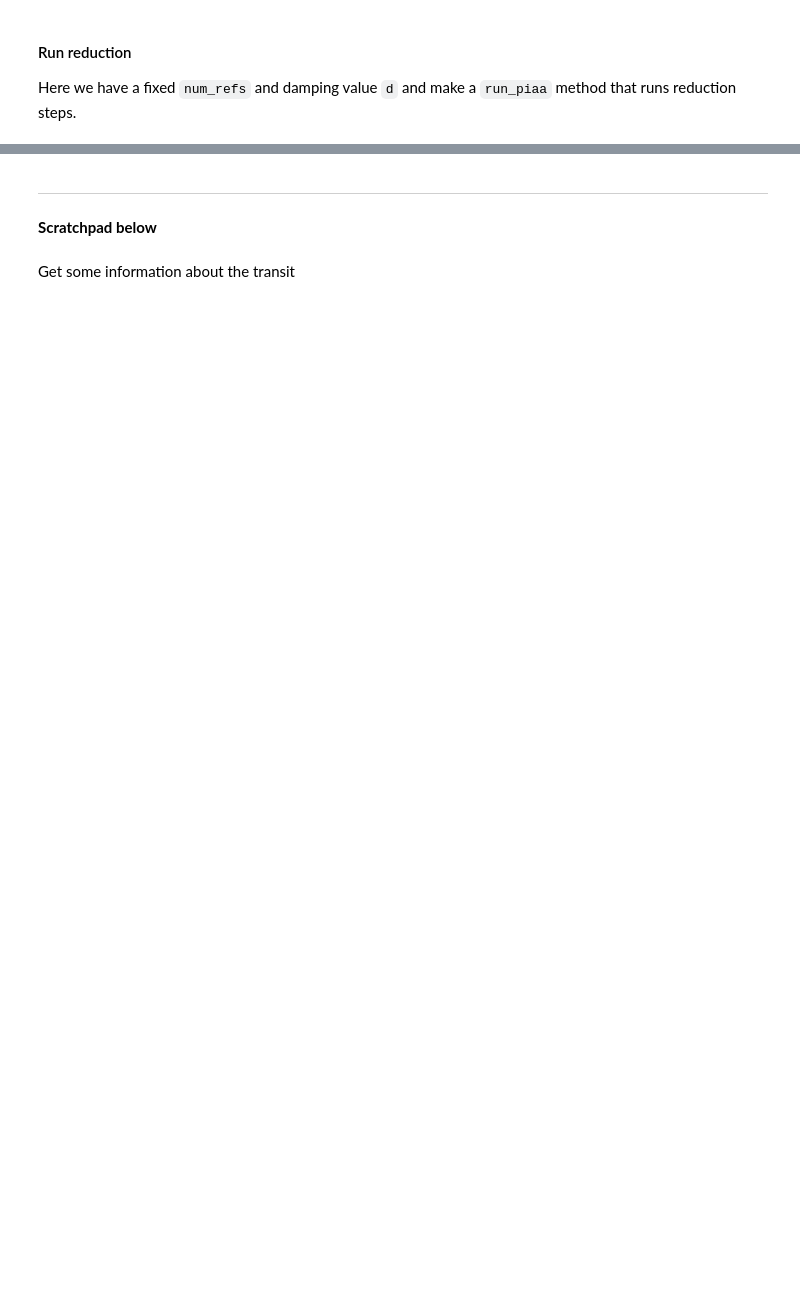
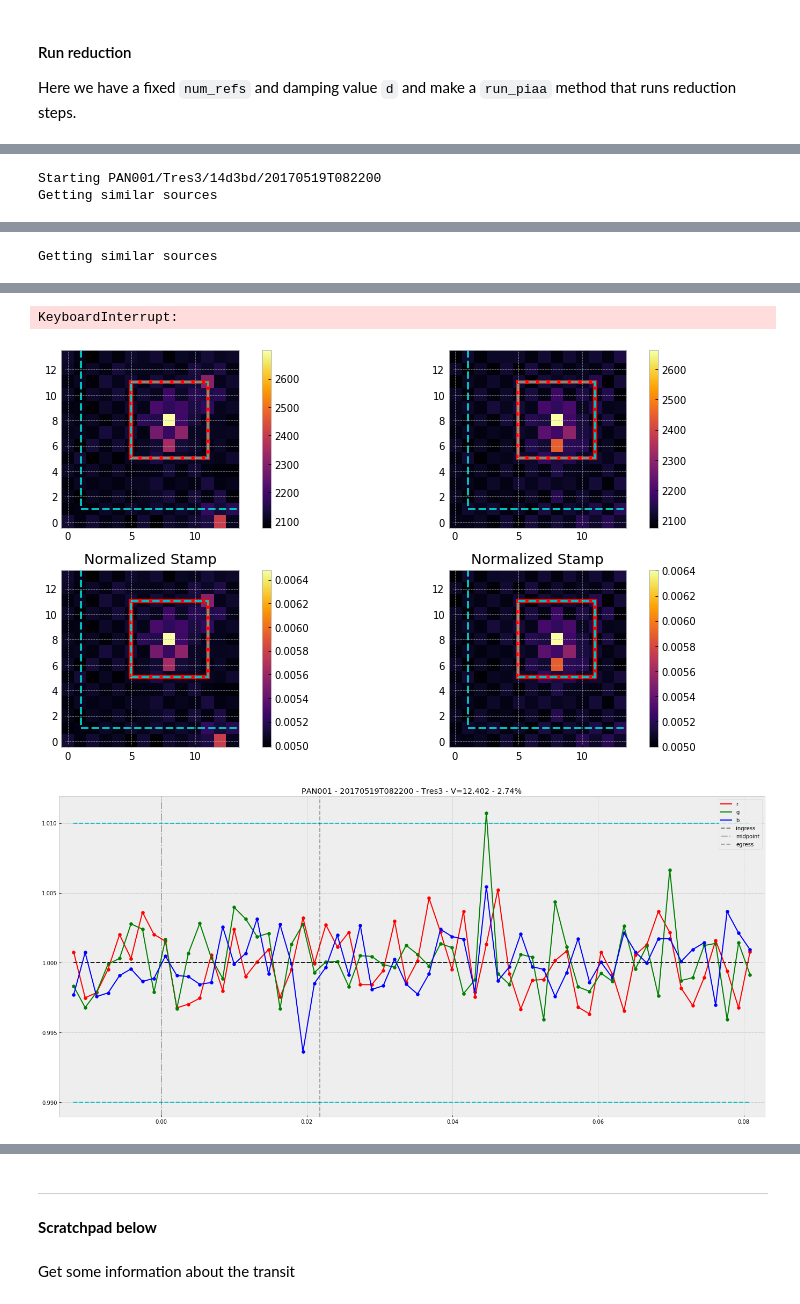
Before and after one commit to panoptes/panoptes-pipeline, a Jupyter notebook: examples/notebooks/PIAA-Algorithm.ipynb, the cells around one changed output, grey strips where cells are left out. Saved outputs shown, nothing was run; the diff lists cells and outputs as text; code cells hidden in the pictures; blank space fills up the shorter version.

```diff
--- a/examples/notebooks/PIAA-Algorithm.ipynb
+++ b/examples/notebooks/PIAA-Algorithm.ipynb
@@ -537,0 +532,4 @@ time: 1.98 ms
+# %%
+with open('/var/panoptes/tres3_transits.txt') as f:
+    sequences = f.read().split('\n')
+    sequences.pop() # Remove final newline
@@ -537,0 +557,66 @@ time: 1.98 ms
+# %%
+num_refs = 75
+d = 0
+
+aperture_size = 6
+
+picid = ticid
+
+# for seq in sequences:
+while sequences:
+    seq = sequences.pop() # Don't do this
+
+    if seq == '': continue
+    print("Starting", seq)
+
+    observation = Observation(seq)
+    observation.get_stamps()
+
+    if ticid not in observation.stamps:
+        print(ticid, "not in observation, skipping")
+        del observation
+        continue
+
+    try:
+        diff_group = observation.hdf5_stamps['stamps/diffs']
+    except KeyError:
+        diff_group = observation.hdf5_stamps.create_group('stamps/diffs')
+
+    try:
+        del observation.hdf5_stamps['stamps/diffs'][picid]
+    except KeyError:
+        pass
+
+    ideal = run_piaa(observation, picid, num_refs=num_refs)
+
+    # Get information about transit
+    image_times = Time(np.array(observation.stamps['image_times']), format='mjd')
+    phases = [observation.planet.get_phase(t0) for t0 in image_times]
+
+    diffs = np.array(observation.hdf5_stamps['stamps/diffs'][picid])
+
+    lc = pd.DataFrame(diffs, index=image_times.to_datetime(), columns=[
+        'red', 'green', 'blue', 'total',
+        'aperture_x', 'aperture_y',
+        'red_mag', 'green_mag', 'blue_mag', 'total_mag',
+    ])
+    lc['phases'] = phases
+
+    csv_file = '/var/panoptes/images/lc/{}.csv'.format(seq.replace('/', '_'))
+    print("Writing csv to {}".format(csv_file))
+    lc.to_csv(csv_file)
+
+    for t0 in image_times:
+        in_transit, transit_info = observation.planet.in_transit(t0, with_times=True)
+        if in_transit:
+            print("Making plot")
+            do_plot(observation, image_times, transit_info)
+            break
+
+    print("Done with", seq)
+    print()
+
+    del observation
+# %% [output]
+Starting PAN001/Tres3/14d3bd/20170519T082200
+Getting similar sources
@@ -537,0 +644 @@ time: 1.98 ms
+Getting similar sources
@@ -537,0 +656,3 @@ time: 1.98 ms
+KeyboardInterrupt:
+[figure, added]
+[figure, added]
```
Also changed, not shown: parts of 45 cells of this notebook, 13 other files.
